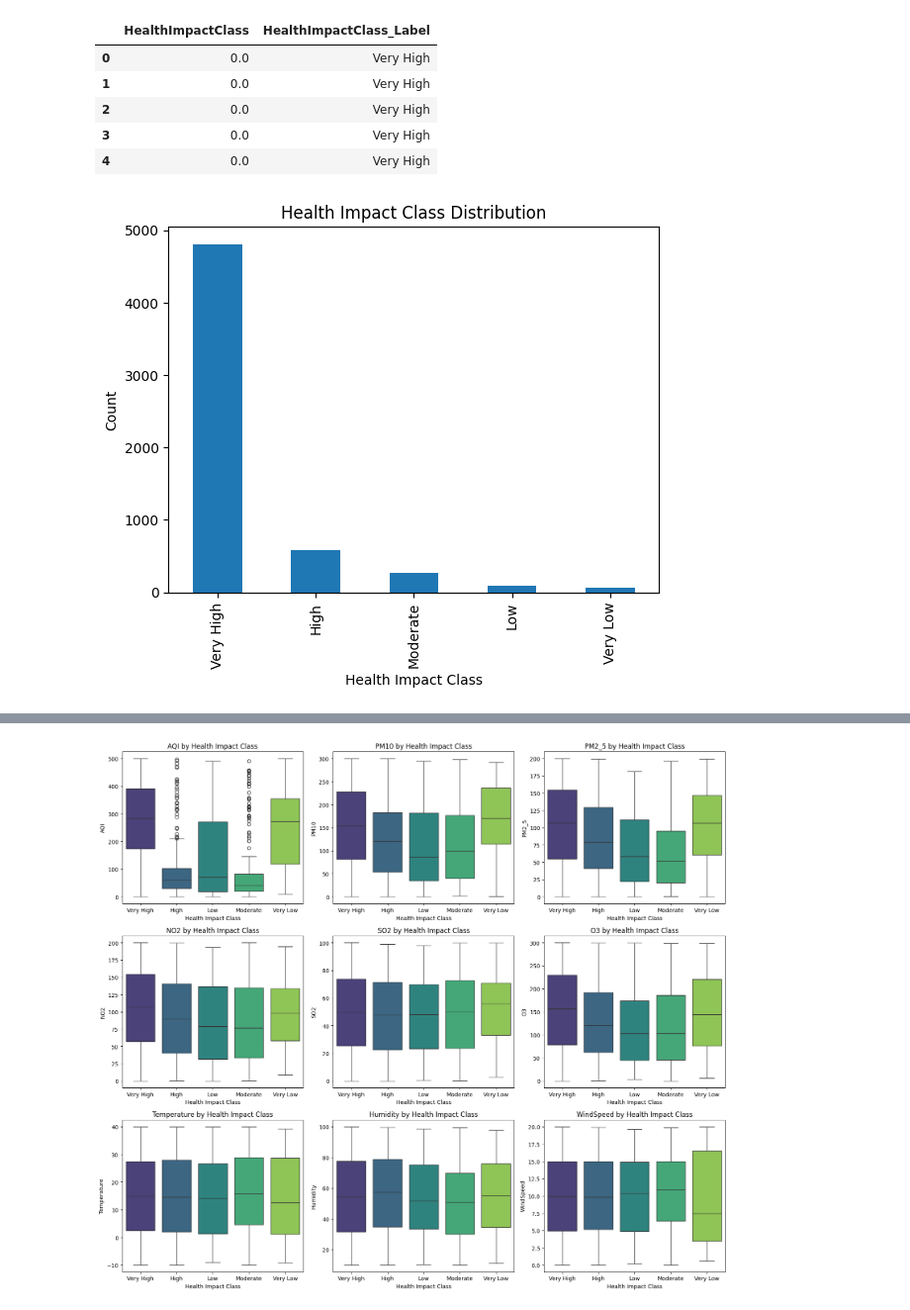
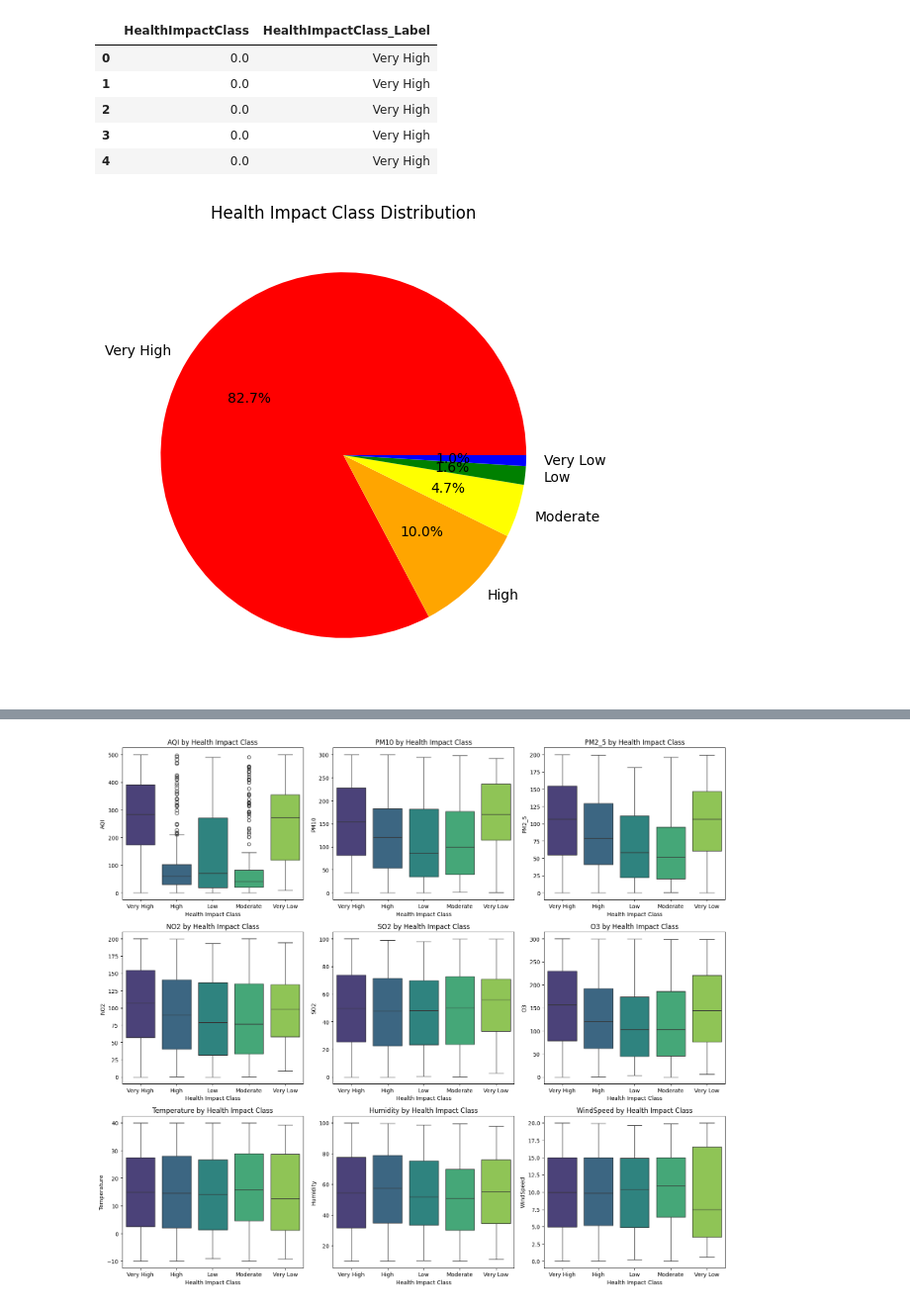
Before and after one commit to Veona-M/air-quality-health-impact, a Jupyter notebook: Air-quality-health-prediction.ipynb, the cells around one changed output, grey strips where cells are left out. Shown at 99% size. Saved outputs shown, nothing was run; the diff lists cells and outputs as text; code cells hidden in the pictures.

```diff
--- a/Air-quality-health-prediction.ipynb
+++ b/Air-quality-health-prediction.ipynb
@@ -148,12 +171,15 @@ air_df[['HealthImpactClass','HealthImpactClass_Label']].head()
 | 2 | 0.0 | Very High |
 | 3 | 0.0 | Very High |
 | 4 | 0.0 | Very High |
-# %%
-# Check the class distribution
-air_df['HealthImpactClass_Label'].value_counts().plot(kind='bar')
-plt.title('Health Impact Class Distribution')
-plt.xlabel('Health Impact Class')
-plt.ylabel('Count')
-plt.show()
-# %% [output]
-[figure, removed]
+# %%
+# Visualize the class distribution
+labels = ['Very High', 'High', 'Moderate', 'Low', 'Very Low']
+colors = ['red', 'orange', 'yellow', 'green', 'blue']
+data = air_df['HealthImpactClass_Label'].value_counts()
+
+plt.figure(figsize=(8, 6))
+plt.pie(data, labels = labels, colors = colors, autopct='%.1f%%')
+plt.title('Health Impact Class Distribution')
+plt.show()
+# %% [output]
+[figure, added]
```
Also changed, not shown: parts of 66 cells of this notebook.
